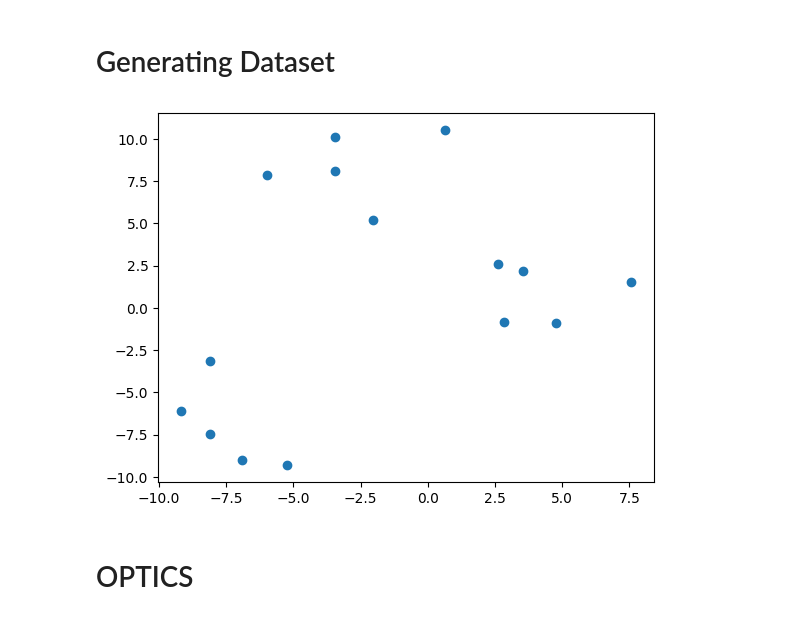
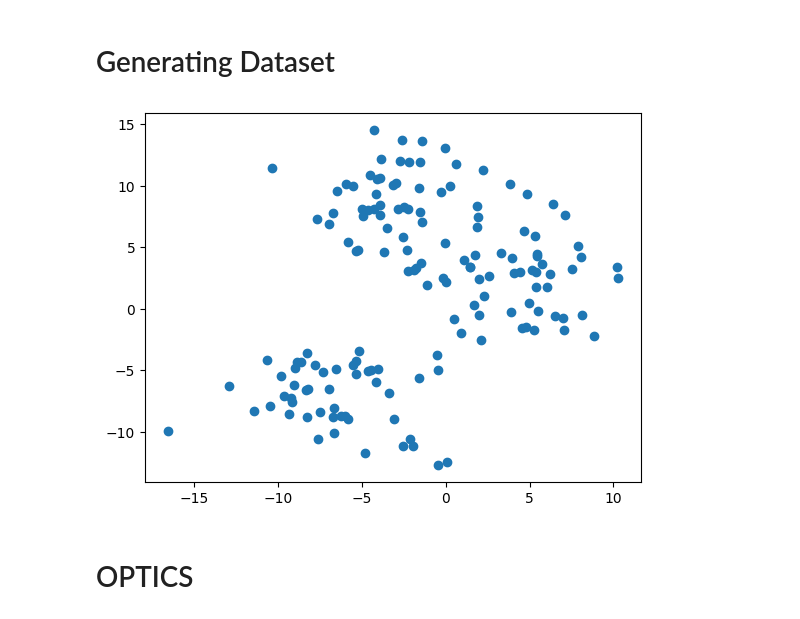
Before and after one commit to guglielmosanchini/ClustViz, a Jupyter notebook: Clustering_visualization_notebook.ipynb, the cells around one changed output. Cells and saved outputs as stored; diff of their text form; code cells hidden in the pictures.

```diff
--- a/Clustering_visualization_notebook.ipynb
+++ b/Clustering_visualization_notebook.ipynb
@@ -68,14 +70,14 @@ X, y = make_moons(n_samples=80, noise=0.05, random_state=42)
 #    group.plot(ax=ax, kind='scatter', x='x', y='y', label=key, color=colors[key], s=50, edgecolor="black")
 #plt.show()
 # %%
-varied = make_blobs(n_samples=15,
-                             cluster_std=[2.0, 2.0, 2.0],
+varied = make_blobs(n_samples=150,
+                             cluster_std=[3.0, 3.0, 3.0],
                              random_state=42)[0]
 plt.scatter(varied[:,0], varied[:,1])
 #plt.gcf().gca().add_artist(plt.Circle((-5, 0), 5, color="red", fill=False, linewidth=3, alpha=0.7))
 plt.show()
 # %% [output]
-[figure, old version]
+[figure, new version]
 # %% [markdown]
 # OPTICS
 # %% [markdown]
```
Also changed, not shown: parts of 28 cells of this notebook, 6 other files.
